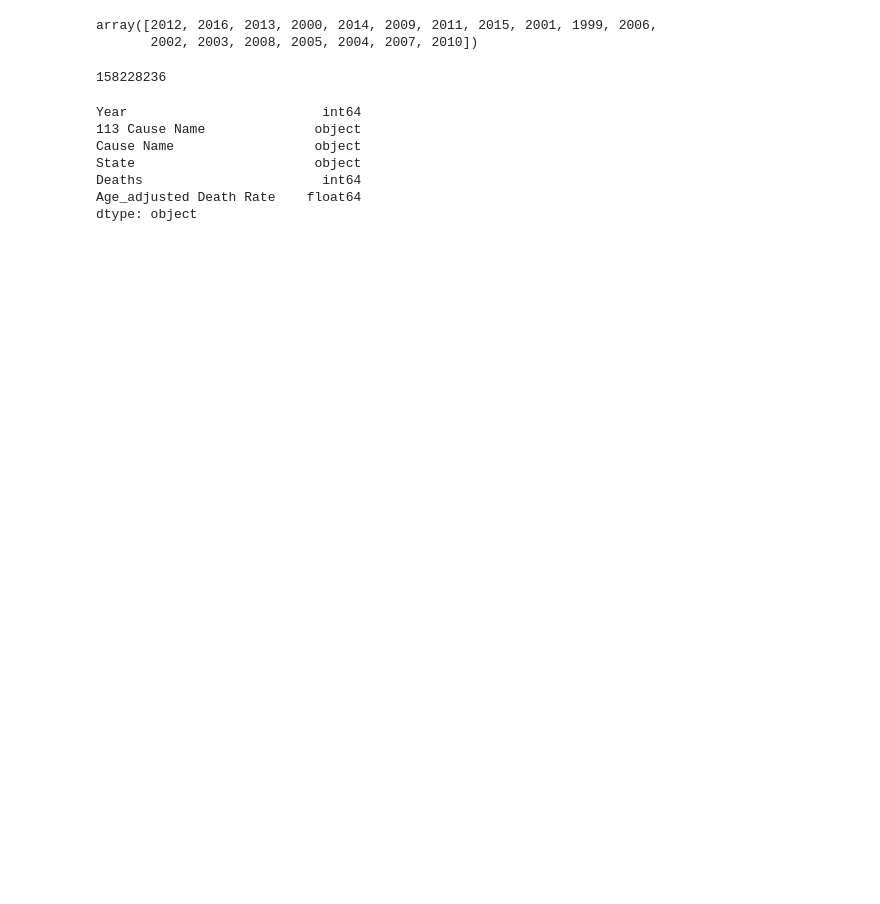
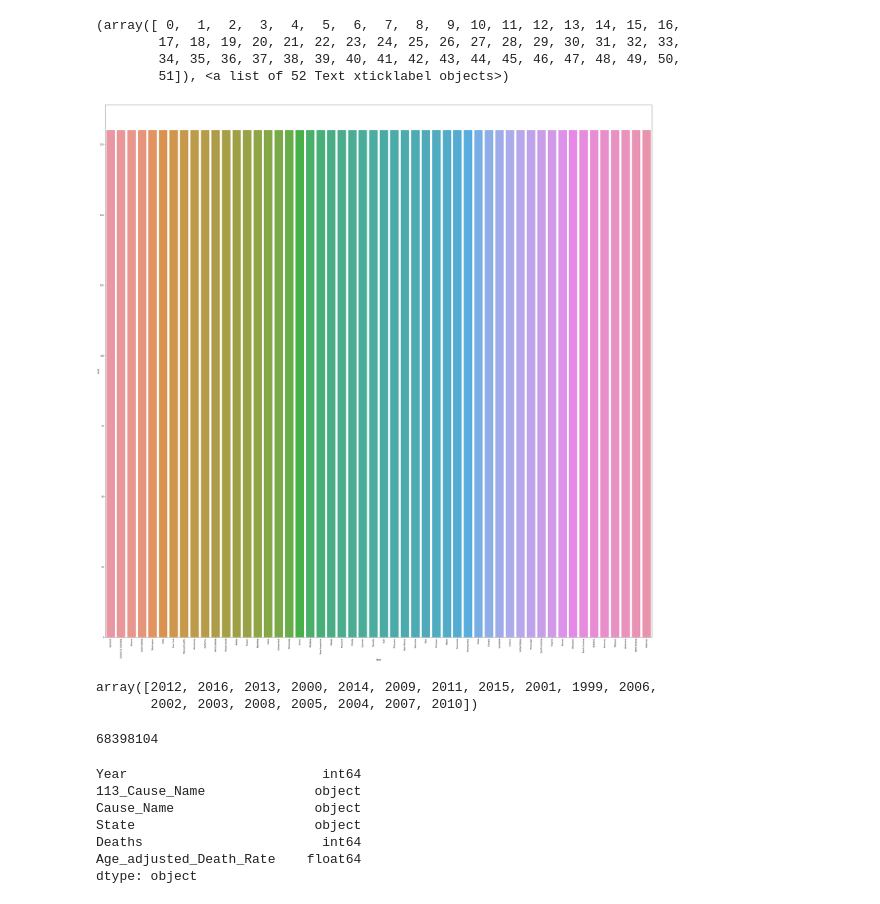
Before and after one commit to juluobruce/US-Date-Rates, a Jupyter notebook: Death_rates.ipynb, the cells around one changed output. Cells and saved outputs as stored; diff of their text form; code cells hidden in the pictures; blank space fills up the shorter version.

```diff
--- a/Death_rates.ipynb
+++ b/Death_rates.ipynb
@@ -34,3 +47,16 @@ array(['Kidney disease', 'Suicide', "Alzheimer's disease",
+# %%
+#drop "All causes" -- wil skew the data
+death_rates = death_rates[death_rates.Cause_Name  != 'All causes']
+# %%
+plt.figure(figsize=(50,50))
+sns.countplot(death_rates['State'])
+plt.xticks(rotation=90)
+# %% [output]
+(array([ 0,  1,  2,  3,  4,  5,  6,  7,  8,  9, 10, 11, 12, 13, 14, 15, 16,
+        17, 18, 19, 20, 21, 22, 23, 24, 25, 26, 27, 28, 29, 30, 31, 32, 33,
+        34, 35, 36, 37, 38, 39, 40, 41, 42, 43, 44, 45, 46, 47, 48, 49, 50,
+        51]), <a list of 52 Text xticklabel objects>)
+[figure, added]
 # %%
 #See how many years is available
 death_rates["Year"].unique()
@@ -41,14 +67,14 @@ array([2012, 2016, 2013, 2000, 2014, 2009, 2011, 2015, 2001, 1999, 2006,
 #How many deaths (overall)
 death_rates["Deaths"].sum()
 # %% [output]
-158228236
+68398104
 # %%
 death_rates.dtypes
 # %% [output]
 Year                         int64
-113 Cause Name              object
-Cause Name                  object
+113_Cause_Name              object
+Cause_Name                  object
 State                       object
 Deaths                       int64
-Age_adjusted Death Rate    float64
+Age_adjusted_Death_Rate    float64
 dtype: object
```
Also changed, not shown: parts of 4 cells of this notebook, 2 other files.
